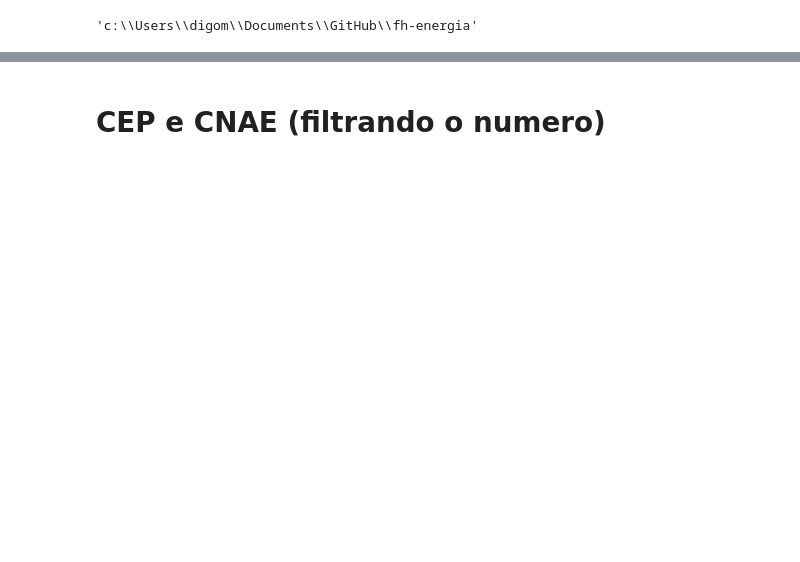
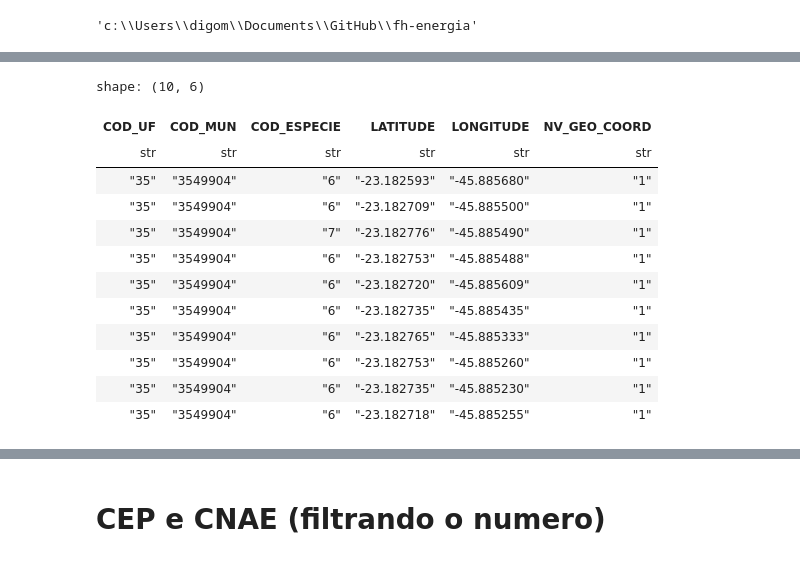
Before and after one commit to rmmaf/fh-energia, a Jupyter notebook: energia.ipynb, the cells around one changed output, grey strips where cells are left out. Saved outputs shown, nothing was run; the diff lists cells and outputs as text; code cells hidden in the pictures; blank space fills up the shorter version.

```diff
--- a/energia.ipynb
+++ b/energia.ipynb
@@ -70,3 +75,22 @@ shape: (10, 14)
+# %%
+df_coord_sp = pl.scan_csv('./data/ibge/coord/35.csv', separator=";", infer_schema_length=0)
+df_coord_sp = df_coord_sp.filter(~pl.col('COD_ESPECIE').is_in(["1", "2"]))
+# %%
+df_coord_sp.head(10).collect()
+# %% [output]
+shape: (10, 6)
+| COD_UF | COD_MUN | COD_ESPECIE | LATITUDE | LONGITUDE | NV_GEO_COORD |
+| str | str | str | str | str | str |
+| "35" | "3549904" | "6" | "-23.182593" | "-45.885680" | "1" |
+| "35" | "3549904" | "6" | "-23.182709" | "-45.885500" | "1" |
+| "35" | "3549904" | "7" | "-23.182776" | "-45.885490" | "1" |
+| "35" | "3549904" | "6" | "-23.182753" | "-45.885488" | "1" |
+| "35" | "3549904" | "6" | "-23.182720" | "-45.885609" | "1" |
+| "35" | "3549904" | "6" | "-23.182735" | "-45.885435" | "1" |
+| "35" | "3549904" | "6" | "-23.182765" | "-45.885333" | "1" |
+| "35" | "3549904" | "6" | "-23.182753" | "-45.885260" | "1" |
+| "35" | "3549904" | "6" | "-23.182735" | "-45.885230" | "1" |
+| "35" | "3549904" | "6" | "-23.182718" | "-45.885255" | "1" |
 # %%
 df_bdgd = pl.scan_csv('data/bdgd/ucmt_pj.csv', separator=";", encoding='utf8-lossy', infer_schema_length=0)
 df_bdgd = df_bdgd.with_columns(pl.col('CEP').str.replace('\.', '').str.replace('-', '').alias('CEP'),
```
Also changed, not shown: parts of 15 cells of this notebook, 7 other files.
